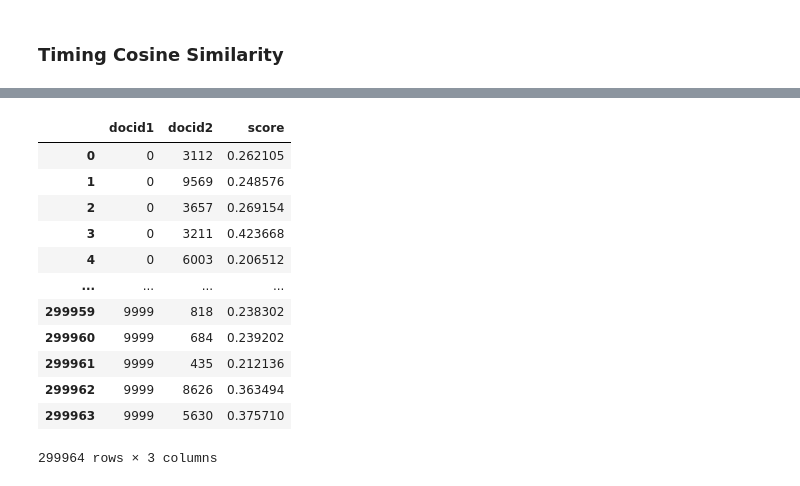
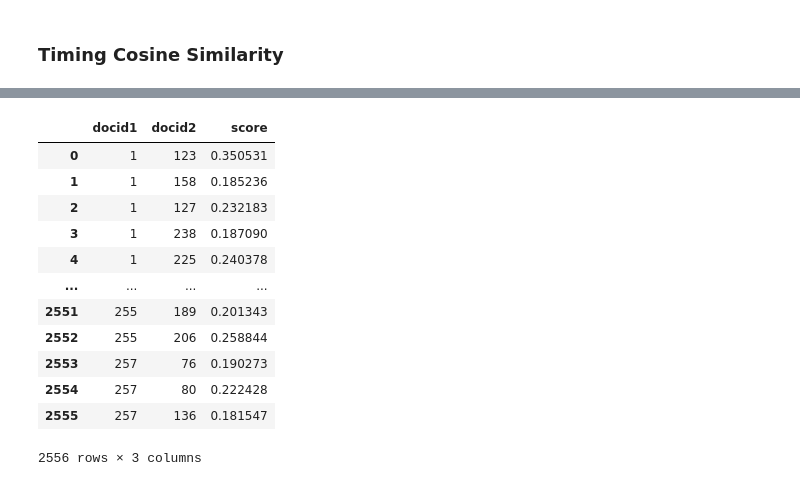
Before and after one commit to spotka/txtanalytics, a Jupyter notebook: doc_sim_graph.ipynb, the cells around one changed output, grey strips where cells are left out. Cells and saved outputs as stored; diff of their text form; code cells hidden in the pictures.

```diff
--- a/doc_sim_graph.ipynb
+++ b/doc_sim_graph.ipynb
@@ -18,0 +21,9 @@ headlines.head()
+# %%
+from pathlib import Path
+
+all_txt_files =[]
+for file in Path(f"./{path}/").rglob("*.txt"):
+  all_txt_files.append(file.parent / file.name)
+
+n_files = len(all_txt_files)
+print(n_files)
@@ -18,0 +32,18 @@ headlines.head()
+# %%
+import pandas as pd
+
+# Initialize an empty list to store the data
+data = []
+
+# Loop through the file names
+for filename in all_txt_files:
+    # Read the file into a string
+    with open(filename, 'r') as f:
+        text = f.read()
+
+    # Append the string to the list
+    data.append( (filename, text) )
+
+# Create a dataframe from the list of strings
+docdf = pd.DataFrame(data, columns=['filename', 'text'])
+docdf
@@ -24,7 +69,7 @@ from sklearn.feature_extraction.text import TfidfVectorizer
 from spacy.lang.en.stop_words import STOP_WORDS as stopwords
 
 tfidf = TfidfVectorizer(stop_words=stopwords, min_df=2)
-dt = tfidf.fit_transform(headlines["headline_text"])
+dt = tfidf.fit_transform(docdf["text"])
 print('Number of bytes', dt.data.nbytes)
 dt
 # %% [output]
@@ -55,5 +85,5 @@ Wall time: 19.4 s
 # %%
 %%time
 from sklearn.metrics.pairwise import cosine_similarity
-r = cosine_similarity(dt[0:10000], dt[0:10000], dense_output=False)
+r = cosine_similarity(dt, dt, dense_output=False)
 # %% [output]
@@ -62,31 +92,41 @@ Wall time: 34.2 ms
 # %%
 # A: Let's transform the sparse matrix to a pandas dataframe
 import pandas as pd
 
 m = r.tocoo()
 tuples = zip(m.row, m.col, m.data)
 df = pd.DataFrame(tuples, columns =['docid1', 'docid2', 'score'])
 df
 
+# Filtering out duplicates
+dup_pairs = df[ (0.99 < df['score']) & (df['docid1']<df['docid2']) ]
+# print( dup_pairs )
+dup_list = dup_pairs['docid2'].tolist()
+# print(dup_list)
+df = df[~df['docid1'].isin(dup_list)]
+df = df[~df['docid2'].isin(dup_list)]
+# dup_pairs = df[ (0.99 < df['score']) & (df['docid1']<df['docid2']) ]
+# print( dup_pairs )
+
 # A: Let's keep only rows with similarity greater than a threshold.
 # A: We set the threshold so that each document has on average about 30 neighbors wrt similarity
-# A: Also, let's remove rows with similarity equal to 1. These are self-similarities.
+# A: Also, let's remove rows with similarity close to 1. These are self-similarities.
 threshold = 0.18
 df = df[ threshold <= df['score'] ]
-df = df[ 1 > df['score'] ]
+df = df[ 0.99 > df['score'] ]
 df.reset_index(drop=True, inplace=True)
 df
 # %% [output]
 |  | docid1 | docid2 | score |
-| 0 | 0 | 3112 | 0.262105 |
-| 1 | 0 | 9569 | 0.248576 |
-| 2 | 0 | 3657 | 0.269154 |
-| 3 | 0 | 3211 | 0.423668 |
-| 4 | 0 | 6003 | 0.206512 |
+| 0 | 1 | 123 | 0.350531 |
+| 1 | 1 | 158 | 0.185236 |
+| 2 | 1 | 127 | 0.232183 |
+| 3 | 1 | 238 | 0.187090 |
+| 4 | 1 | 225 | 0.240378 |
 | ... | ... | ... | ... |
-| 299959 | 9999 | 818 | 0.238302 |
-| 299960 | 9999 | 684 | 0.239202 |
-| 299961 | 9999 | 435 | 0.212136 |
-| 299962 | 9999 | 8626 | 0.363494 |
-| 299963 | 9999 | 5630 | 0.375710 |
+| 2551 | 255 | 189 | 0.201343 |
+| 2552 | 255 | 206 | 0.258844 |
+| 2553 | 257 | 76 | 0.190273 |
+| 2554 | 257 | 80 | 0.222428 |
+| 2555 | 257 | 136 | 0.181547 |
-299964 rows × 3 columns
+2556 rows × 3 columns
```
Also changed, not shown: parts of 24 cells of this notebook.
